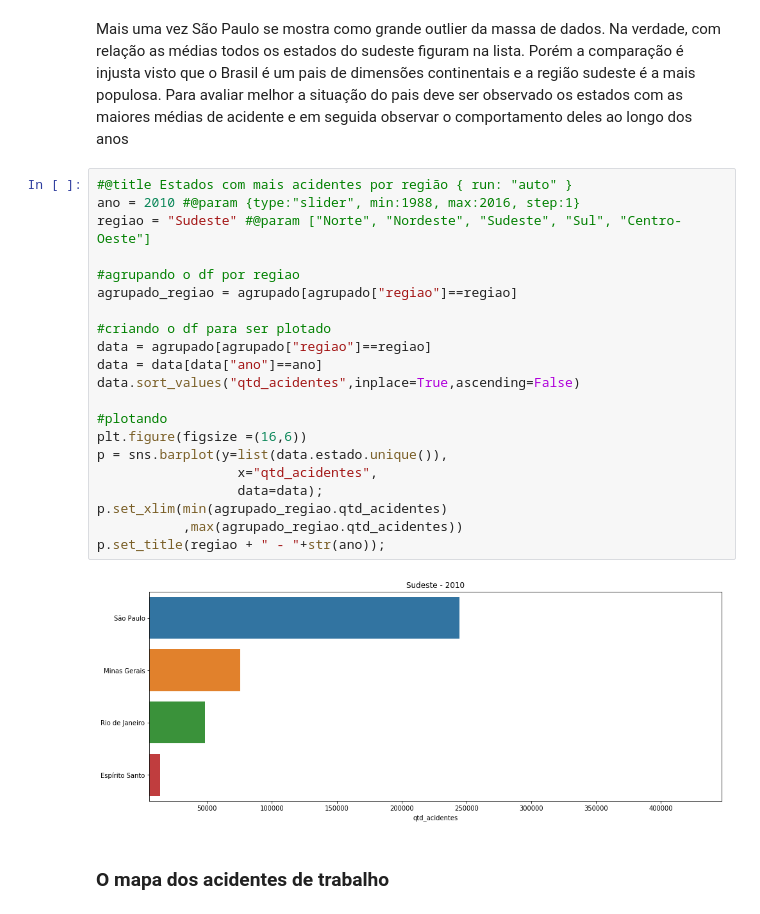
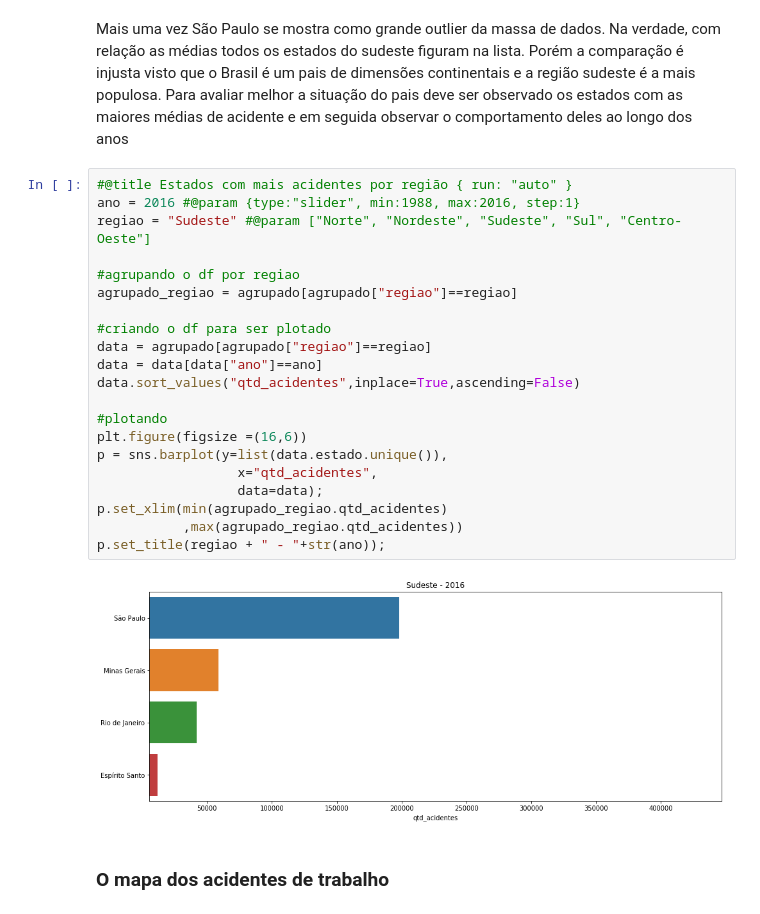
Before and after one commit to lorransr/CAT, a Jupyter notebook: Acidentes_de_Trabalho.ipynb, the cells around one changed output. Cells and saved outputs as stored; diff of their text form.

```diff
--- a/Acidentes_de_Trabalho.ipynb
+++ b/Acidentes_de_Trabalho.ipynb
@@ -379,27 +379,27 @@ agrupado_media.describe()
 Mais uma vez São Paulo se mostra como grande outlier da massa de dados. Na verdade, com relação as médias todos os estados do sudeste figuram na lista. Porém a comparação é injusta visto que o Brasil é um pais de dimensões continentais e a região sudeste é a mais populosa. Para avaliar melhor a situação do pais deve ser observado os estados com as maiores médias de acidente e em seguida observar o comportamento deles ao longo dos anos
 # %%
 #@title Estados com mais acidentes por região { run: "auto" }
-ano = 2010 #@param {type:"slider", min:1988, max:2016, step:1}
+ano = 2016 #@param {type:"slider", min:1988, max:2016, step:1}
 regiao = "Sudeste" #@param ["Norte", "Nordeste", "Sudeste", "Sul", "Centro-Oeste"]
 
 #agrupando o df por regiao
 agrupado_regiao = agrupado[agrupado["regiao"]==regiao]
 
 #criando o df para ser plotado
 data = agrupado[agrupado["regiao"]==regiao]
 data = data[data["ano"]==ano]
 data.sort_values("qtd_acidentes",inplace=True,ascending=False)
 
 #plotando
 plt.figure(figsize =(16,6))
 p = sns.barplot(y=list(data.estado.unique()),
                   x="qtd_acidentes",
                   data=data);
 p.set_xlim(min(agrupado_regiao.qtd_acidentes)
            ,max(agrupado_regiao.qtd_acidentes))
 p.set_title(regiao + " - "+str(ano));
 # %% [output]
-[figure, old version]
+[figure, new version]
 # %% [markdown]
 ### O mapa dos acidentes de trabalho
 # %% [markdown]
```
Also changed, not shown: parts of 4 cells of this notebook.
